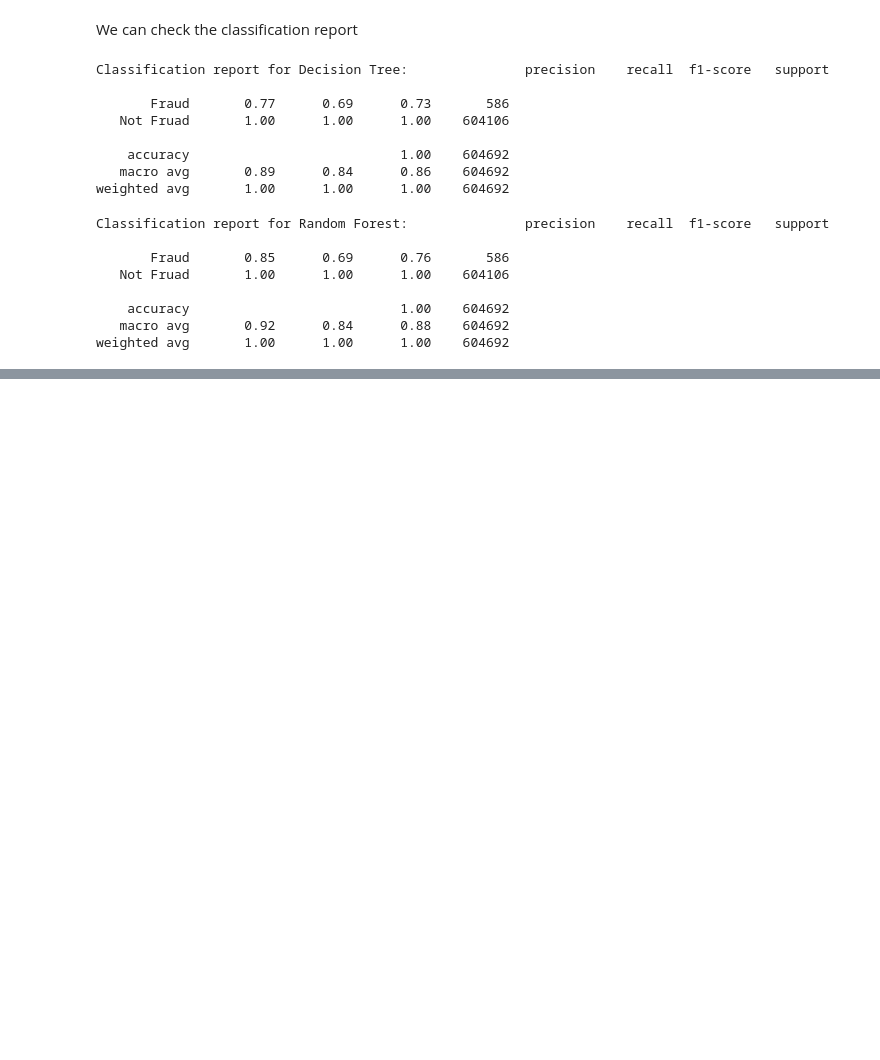
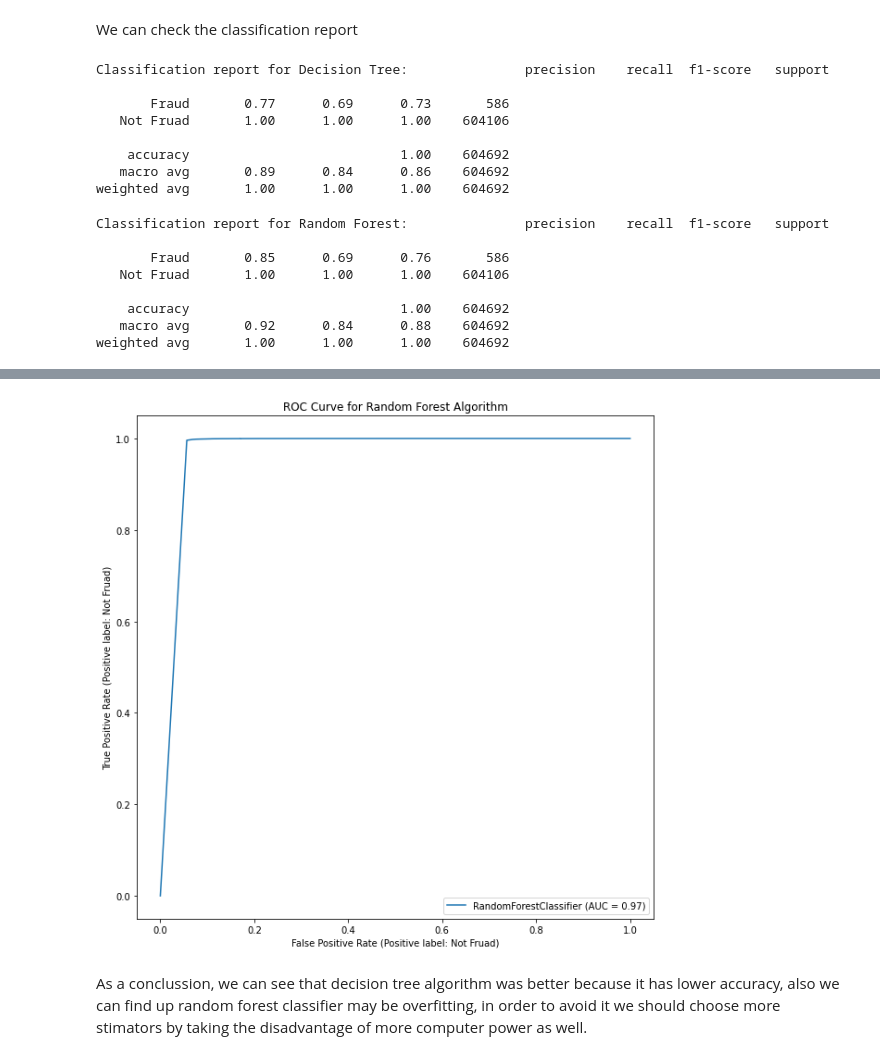
Before and after one commit to earo12/Payments_Fraud_Detection, a Jupyter notebook: Online_Payments_Fraud_Detection.ipynb, the cells around one changed output, grey strips where cells are left out. Drawn from its saved outputs; the diff is of its cells as text; code cells hidden in the pictures; blank space fills up the shorter version.

```diff
--- a/Online_Payments_Fraud_Detection.ipynb
+++ b/Online_Payments_Fraud_Detection.ipynb
@@ -293,0 +304,8 @@ weighted avg       1.00      1.00      1.00    604692
+# %%
+plot_roc_curve(clf, X_test, y_test)
+plt.title('ROC Curve for Random Forest Algorithm')
+plt.show()
+# %% [output]
+[figure, added]
+# %% [markdown]
+As a conclussion, we can see that decision tree algorithm was better because it has lower accuracy, also we can find up random forest classifier may be overfitting, in order to avoid it we should choose more stimators by taking the disadvantage of more computer power as well.
```
Also changed, not shown: parts of 3 cells of this notebook.
